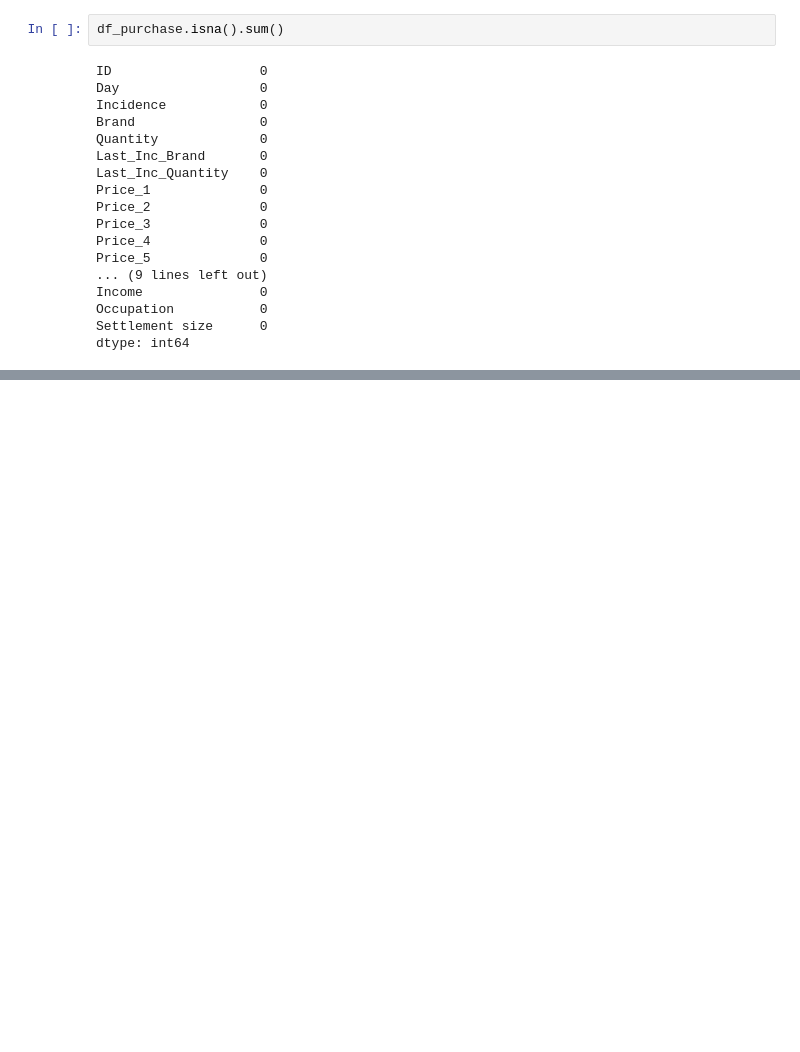
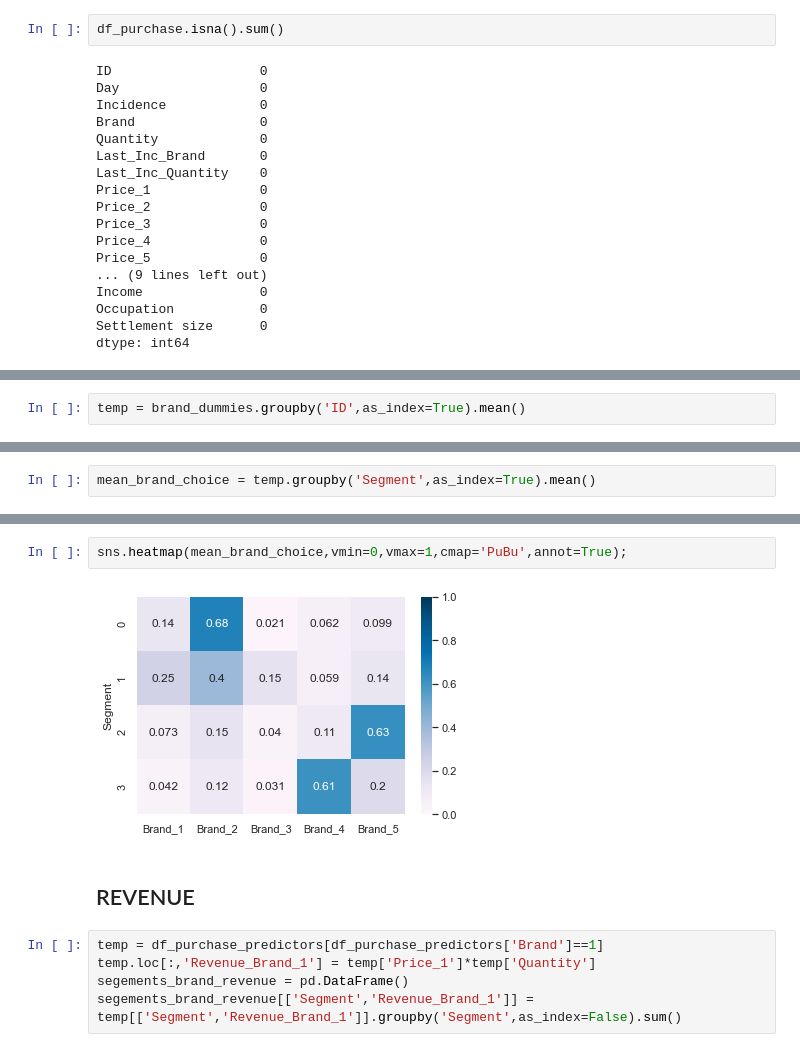
Before and after one commit to AnujMittal07/Customer_Analytics, a Jupyter notebook: customer_analytics.ipynb, the cells around one changed output, grey strips where cells are left out. Cells and saved outputs as stored; diff of their text form; blank space fills up the shorter version.

```diff
--- a/customer_analytics.ipynb
+++ b/customer_analytics.ipynb
@@ -317,0 +450,2 @@ dtype: int64
+# %%
+temp = brand_dummies.groupby('ID',as_index=True).mean()
@@ -317,0 +469,2 @@ dtype: int64
+# %%
+mean_brand_choice = temp.groupby('Segment',as_index=True).mean()
@@ -317,0 +480,11 @@ dtype: int64
+# %%
+sns.heatmap(mean_brand_choice,vmin=0,vmax=1,cmap='PuBu',annot=True);
+# %% [output]
+[figure, added]
+# %% [markdown]
+## REVENUE
+# %%
+temp = df_purchase_predictors[df_purchase_predictors['Brand']==1]
+temp.loc[:,'Revenue_Brand_1'] = temp['Price_1']*temp['Quantity']
+segements_brand_revenue = pd.DataFrame()
+segements_brand_revenue[['Segment','Revenue_Brand_1']] = temp[['Segment','Revenue_Brand_1']].groupby('Segment',as_index=False).sum()
```
Also changed, not shown: parts of 37 cells of this notebook, 1 other file.
